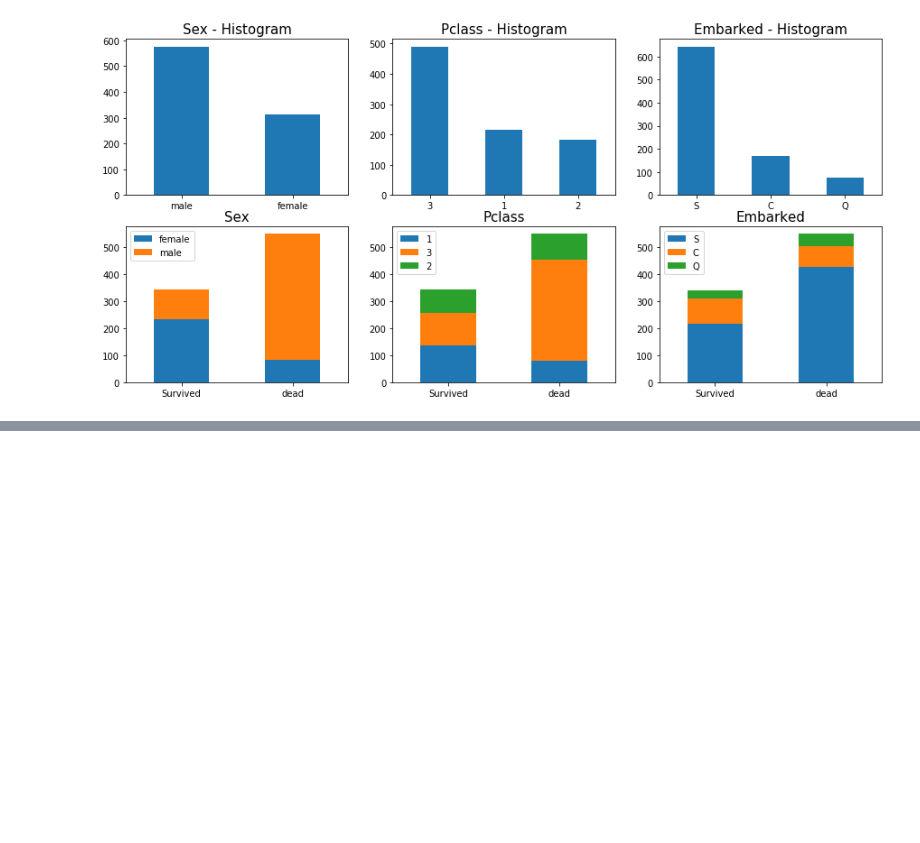
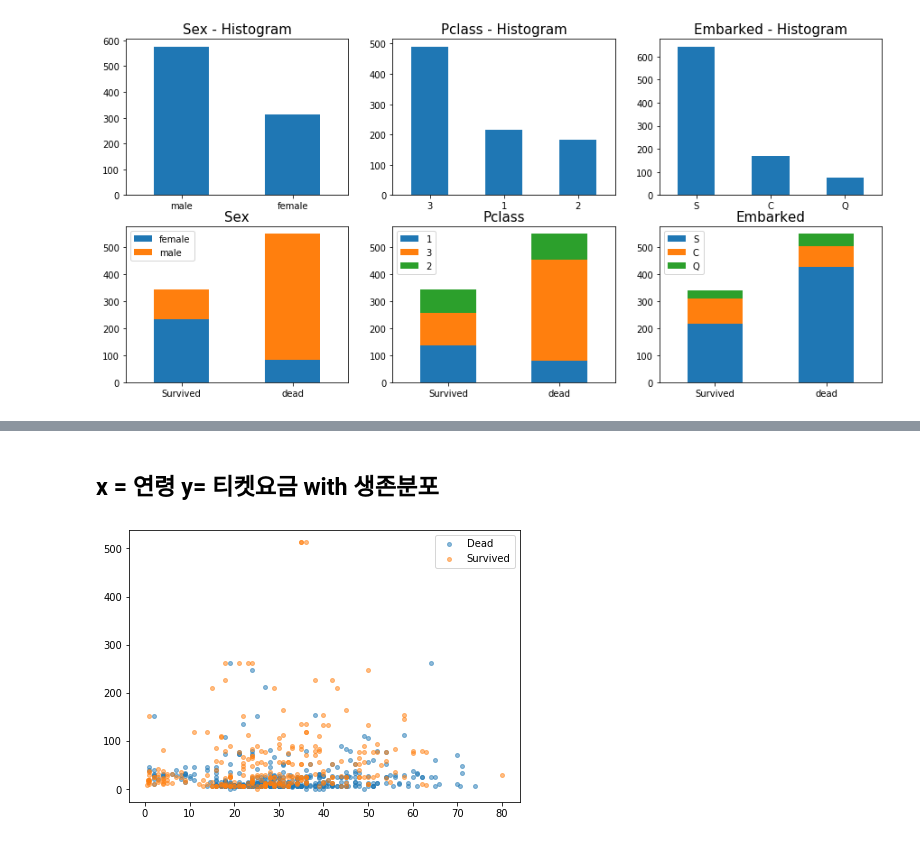
Before and after one commit to InbeomHa/python2020, a Jupyter notebook: answer.ipynb, the cells around one changed output, grey strips where cells are left out. Cells and saved outputs as stored; diff of their text form; code cells hidden in the pictures; blank space fills up the shorter version.

```diff
--- a/answer.ipynb
+++ b/answer.ipynb
@@ -100,0 +127,11 @@ plt.show()
+# %% [markdown]
+## x = 연령 y= 티켓요금 with 생존분포
+# %%
+plt.figure(figsize=(7,5))
+for i in range(len(['Dead','Survived'])):
+    tt = df[df['Survived']==i]
+    plt.plot(tt['Age'],tt['Fare'], ".", label=["Dead","Survived"][i], alpha=0.5, markersize=8)
+plt.legend()
+plt.show()
+# %% [output]
+[figure, added]
```
Also changed, not shown: parts of 20 cells of this notebook.
